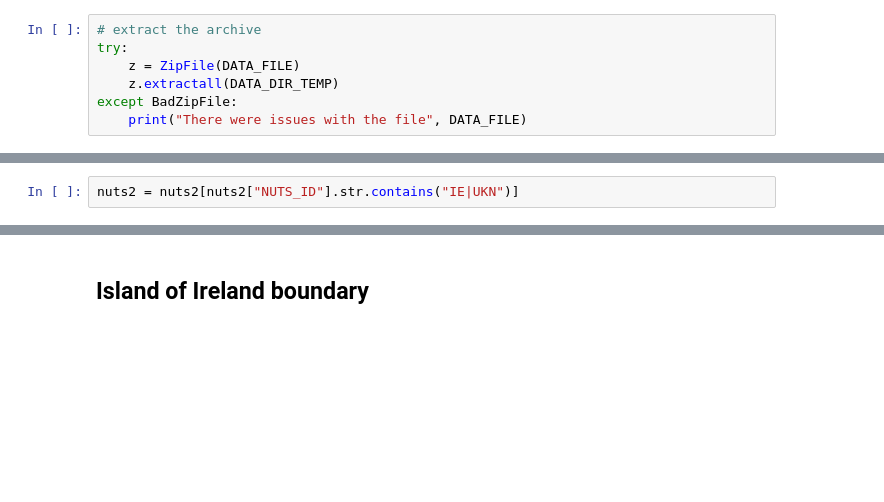
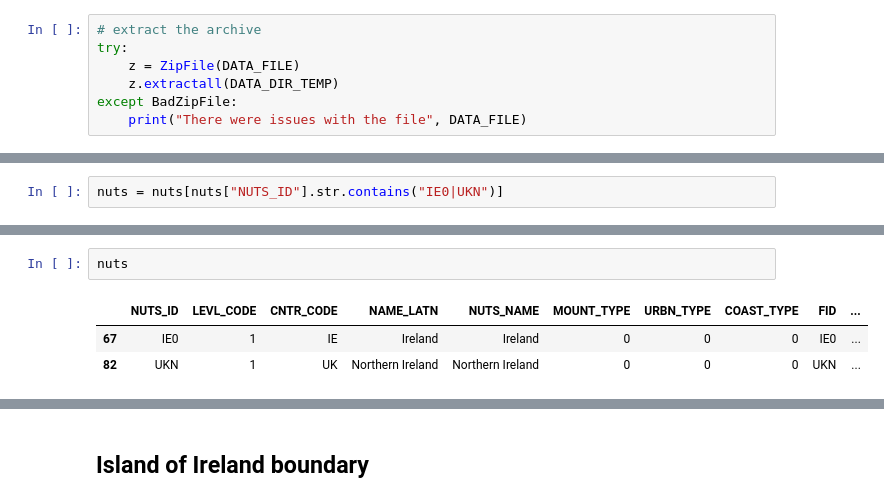
Before and after one commit to wind-to-hydrogen-toolkit/hydrogen-salt-storage, a Jupyter notebook: notebooks/ireland_boundary_nuts.ipynb, the cells around one changed output, grey strips where cells are left out. Cells and saved outputs as stored; diff of their text form; blank space fills up the shorter version.

```diff
--- a/notebooks/ireland_boundary_nuts.ipynb
+++ b/notebooks/ireland_boundary_nuts.ipynb
@@ -92,2 +114,2 @@ nuts2.head()
 # %%
-nuts2 = nuts2[nuts2["NUTS_ID"].str.contains("IE|UKN")]
+nuts = nuts[nuts["NUTS_ID"].str.contains("IE0|UKN")]
@@ -102 +116,7 @@ nuts2
+# %%
+nuts
+# %% [output]
+|  | NUTS_ID | LEVL_CODE | CNTR_CODE | NAME_LATN | NUTS_NAME | MOUNT_TYPE | URBN_TYPE | COAST_TYPE | FID | ... |
+| 67 | IE0 | 1 | IE | Ireland | Ireland | 0 | 0 | 0 | IE0 | ... |
+| 82 | UKN | 1 | UK | Northern Ireland | Northern Ireland | 0 | 0 | 0 | UKN | ... |
 # %%
```
Also changed, not shown: parts of 13 cells of this notebook, 3 other files.
